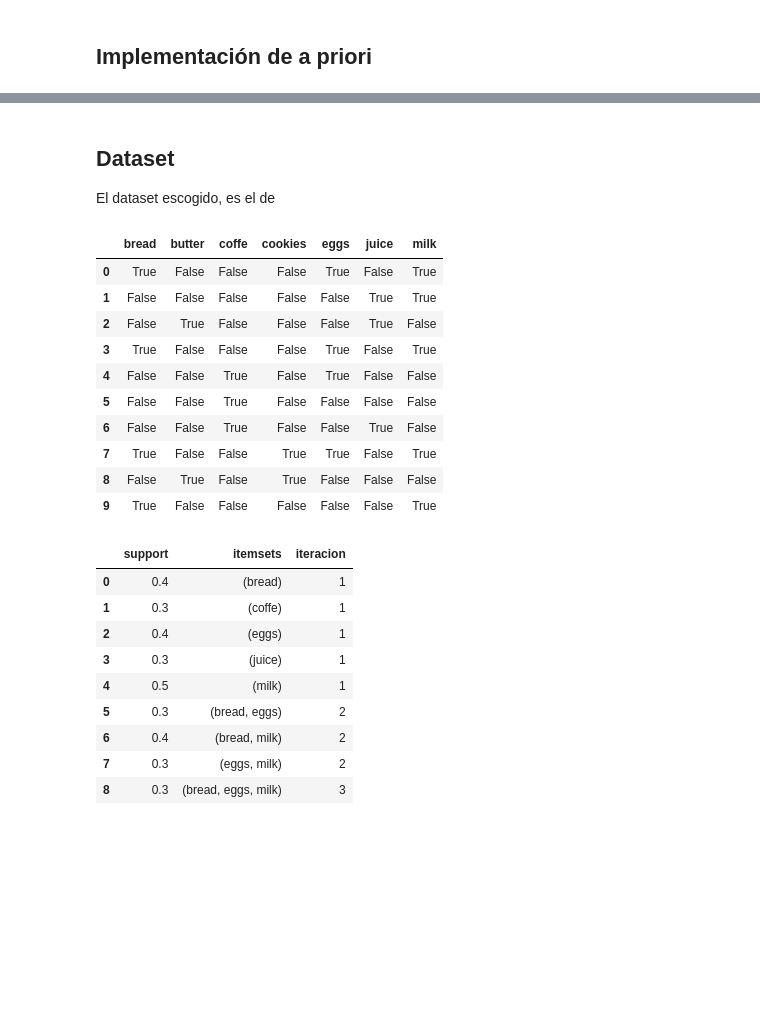
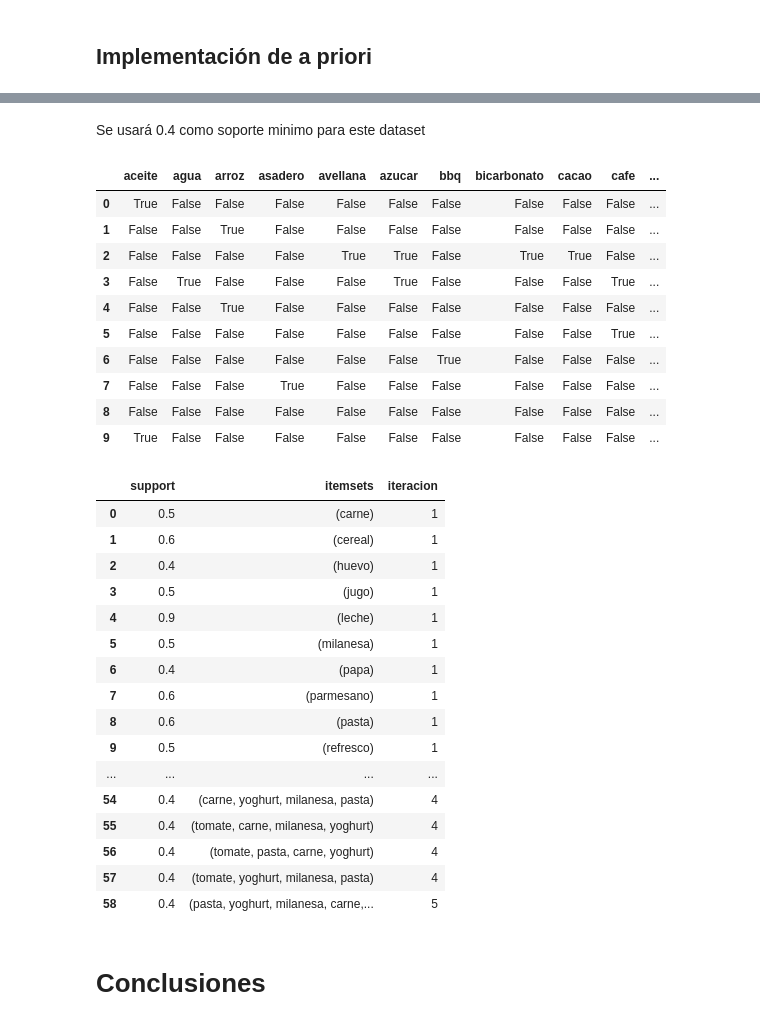
Before and after one commit to Adrian-Garcia/Python-Algorithms, a Jupyter notebook: machineLearning/aprioriImplementation.ipynb, the cells around one changed output, grey strips where cells are left out. Saved outputs shown, nothing was run; the diff lists cells and outputs as text; code cells hidden in the pictures; blank space fills up the shorter version.

Commit message:
Impemented Dataset

```diff
--- a/machineLearning/aprioriImplementation.ipynb
+++ b/machineLearning/aprioriImplementation.ipynb
@@ -3,6 +6,8 @@
 # %%
 import pandas as pd
+pd.set_option('display.max_columns', None)
+pd.set_option("max_rows", None)
 from mlxtend.preprocessing import TransactionEncoder
+import sys
+import numpy as np
+np.set_printoptions(threshold=sys.maxsize)
-# %% [markdown]
-## Dataset
-El dataset escogido, es el de
@@ -21,3 +14,17 @@ transactions = [['milk', 'bread', 'eggs'],
+# %% [markdown]
+Se usará 0.4 como soporte minimo para este dataset
+# %%
+minimum_support = 0.4
+transactions = [['parmesano', 'yoghurt', 'leche', 'milanesa', 'carne', 'aceite', 'pasta', 'tomate', 'cereal', 'zanahoria', 'papa', 'cerveza'],
+                ['arroz', 'chilorio', 'frijoles', 'parmesano', 'cereal', 'jugo', 'durazno', 'pasta', 'tomate', 'carne', 'uva', 'yoghurt', 'harina', 'miel', 'milanesa', 'insecticida'],
+                ['huevo', 'leche', 'parmesano', 'milanesa', 'oregano', 'carne', 'limon', 'jugo', 'salchicha', 'bicarbonato', 'azucar', 'cocoa', 'cacao', 'cereal', 'palomitas', 'esponja', 'avellana', 'tostadas', 'mango', 'manzana', 'levadura', 'sacapuntas'],
+                ['refresco', 'agua', 'servilletas', 'pinzas', 'leche', 'crema', 'cafe', 'colador', 'huevo', 'azucar', 'yoghurt', 'vainilla', 'chispas', 'lavatrastes', 'harina', 'hisopos', 'pure', 'canela'],
+                ['leche', 'pasta', 'tomate', 'refresco', 'pimienta', 'servilletas', 'milanesa', 'cilantro', 'jugo', 'pepino', 'cebolla', 'pan', 'tomillo', 'mejorana', 'caldo', 'arroz', 'papa', 'cereal', 'yoghurt', 'palillos', 'mozarella', 'jabon', 'carne'],
+                ['huevo', 'leche', 'refresco', 'parmesano', 'silicon', 'jugo', 'cafe'],
+                ['leche', 'parmesano', 'cereal', 'pan', 'zanahoria', 'chayote', 'papa', 'crema', 'bbq', 'limon', 'manzana'],
+                ['leche', 'jamon', 'tomate', 'totopos', 'asadero', 'galletas', 'pasta', 'refresco'],
+                ['huevo', 'mantequilla', 'pasta', 'jugo', 'leche', 'parmesano', 'refresco', 'manzana', 'servilletas', 'cereal', 'hisopos'],
+                ['tomate', 'pasta', 'pan', 'leche', 'zanahoria', 'papa', 'chayote', 'chilorio', 'frijoles', 'milanesa', 'carne', 'aceite', 'yoghurt']]
 # %%
 from mlxtend.frequent_patterns import apriori
 # %%
@@ -26,29 +33,39 @@ te_ary = te.fit(transactions).transform(transactions)
 df = pd.DataFrame(te_ary, columns=te.columns_)
 df
 # %% [output]
-|  | bread | butter | coffe | cookies | eggs | juice | milk |
-| 0 | True | False | False | False | True | False | True |
-| 1 | False | False | False | False | False | True | True |
-| 2 | False | True | False | False | False | True | False |
-| 3 | True | False | False | False | True | False | True |
-| 4 | False | False | True | False | True | False | False |
-| 5 | False | False | True | False | False | False | False |
-| 6 | False | False | True | False | False | True | False |
-| 7 | True | False | False | True | True | False | True |
-| 8 | False | True | False | True | False | False | False |
-| 9 | True | False | False | False | False | False | True |
+|  | aceite | agua | arroz | asadero | avellana | azucar | bbq | bicarbonato | cacao | cafe | ... |
+| 0 | True | False | False | False | False | False | False | False | False | False | ... |
+| 1 | False | False | True | False | False | False | False | False | False | False | ... |
+| 2 | False | False | False | False | True | True | False | True | True | False | ... |
+| 3 | False | True | False | False | False | True | False | False | False | True | ... |
+| 4 | False | False | True | False | False | False | False | False | False | False | ... |
+| 5 | False | False | False | False | False | False | False | False | False | True | ... |
+| 6 | False | False | False | False | False | False | True | False | False | False | ... |
+| 7 | False | False | False | True | False | False | False | False | False | False | ... |
+| 8 | False | False | False | False | False | False | False | False | False | False | ... |
+| 9 | True | False | False | False | False | False | False | False | False | False | ... |
 # %%
 frequent_itemsets = apriori(df, min_support=minimum_support, use_colnames=True)
 frequent_itemsets['iteracion'] = frequent_itemsets['itemsets'].apply(lambda x: len(x))
+np.set_printoptions(threshold=np.inf)
 frequent_itemsets
 # %% [output]
 |  | support | itemsets | iteracion |
-| 0 | 0.4 | (bread) | 1 |
-| 1 | 0.3 | (coffe) | 1 |
-| 2 | 0.4 | (eggs) | 1 |
-| 3 | 0.3 | (juice) | 1 |
-| 4 | 0.5 | (milk) | 1 |
-| 5 | 0.3 | (bread, eggs) | 2 |
-| 6 | 0.4 | (bread, milk) | 2 |
-| 7 | 0.3 | (eggs, milk) | 2 |
-| 8 | 0.3 | (bread, eggs, milk) | 3 |
+| 0 | 0.5 | (carne) | 1 |
+| 1 | 0.6 | (cereal) | 1 |
+| 2 | 0.4 | (huevo) | 1 |
+| 3 | 0.5 | (jugo) | 1 |
+| 4 | 0.9 | (leche) | 1 |
+| 5 | 0.5 | (milanesa) | 1 |
+| 6 | 0.4 | (papa) | 1 |
+| 7 | 0.6 | (parmesano) | 1 |
+| 8 | 0.6 | (pasta) | 1 |
+| 9 | 0.5 | (refresco) | 1 |
+| ... | ... | ... | ... |
+| 54 | 0.4 | (carne, yoghurt, milanesa, pasta) | 4 |
+| 55 | 0.4 | (tomate, carne, milanesa, yoghurt) | 4 |
+| 56 | 0.4 | (tomate, pasta, carne, yoghurt) | 4 |
+| 57 | 0.4 | (tomate, yoghurt, milanesa, pasta) | 4 |
+| 58 | 0.4 | (pasta, yoghurt, milanesa, carne,... | 5 |
+# %% [markdown]
+# Conclusiones
```
Also changed, not shown: parts of 5 cells of this notebook, 1 other file.
